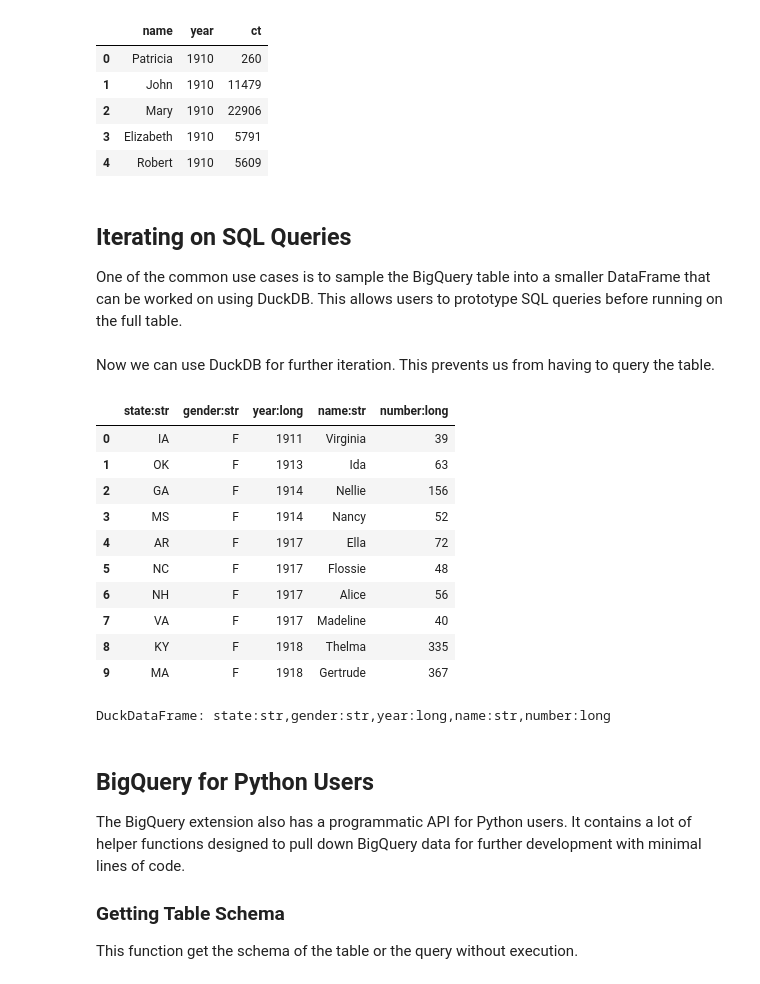
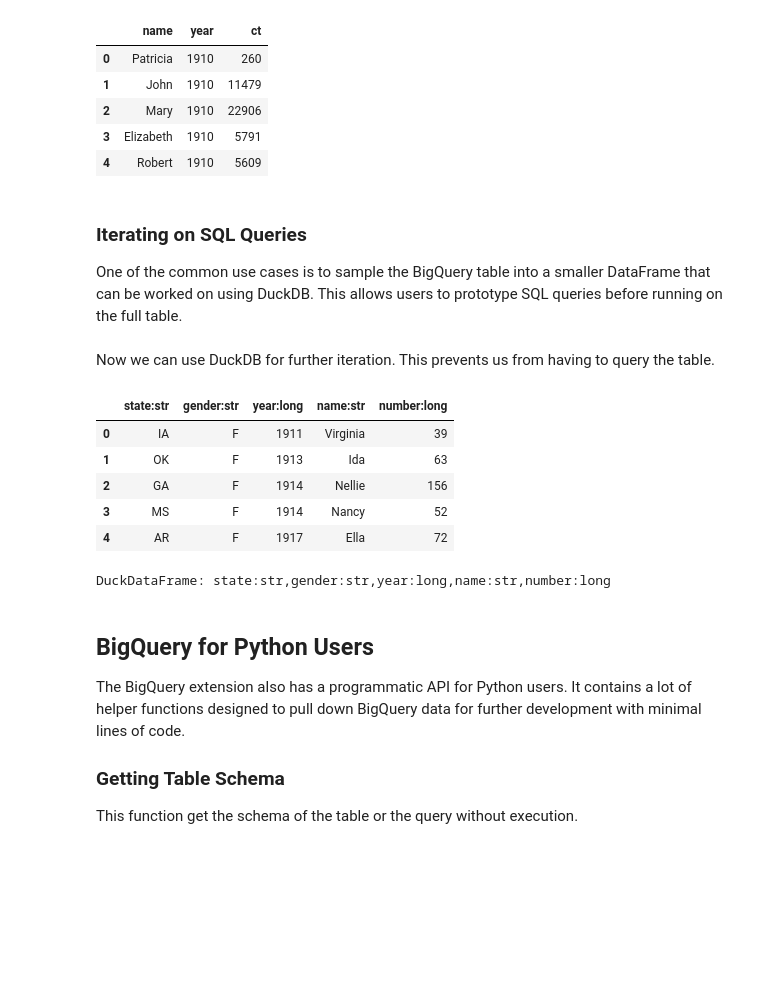
Before and after one commit to fugue-project/tutorials, a Jupyter notebook: tutorials/integrations/warehouses/bigquery.ipynb, the cells around one changed output. Cells and saved outputs as stored; diff of their text form; code cells hidden in the pictures; blank space fills up the shorter version.

```diff
--- a/tutorials/integrations/warehouses/bigquery.ipynb
+++ b/tutorials/integrations/warehouses/bigquery.ipynb
@@ -194,7 +200,7 @@ fa.as_pandas(res).head()
 | 3 | Elizabeth | 1910 | 5791 |
 | 4 | Robert | 1910 | 5609 |
 # %% [markdown]
-## Iterating on SQL Queries
+### Iterating on SQL Queries
 
 One of the common use cases is to sample the BigQuery table into a smaller DataFrame that can be worked on using DuckDB. This allows users to prototype SQL queries before running on the full table.
 # %%
@@ -208,20 +214,15 @@ Now we can use DuckDB for further iteration. This prevents us from having to que
 # %%
 %%fsql duckdb
 SELECT *
   FROM test
- PRINT
+ PRINT 5 ROWS
 # %% [output]
 |  | state:str | gender:str | year:long | name:str | number:long |
 | 0 | IA | F | 1911 | Virginia | 39 |
 | 1 | OK | F | 1913 | Ida | 63 |
 | 2 | GA | F | 1914 | Nellie | 156 |
 | 3 | MS | F | 1914 | Nancy | 52 |
 | 4 | AR | F | 1917 | Ella | 72 |
-| 5 | NC | F | 1917 | Flossie | 48 |
-| 6 | NH | F | 1917 | Alice | 56 |
-| 7 | VA | F | 1917 | Madeline | 40 |
-| 8 | KY | F | 1918 | Thelma | 335 |
-| 9 | MA | F | 1918 | Gertrude | 367 |
 DuckDataFrame: state:str,gender:str,year:long,name:str,number:long
 # %% [markdown]
 ## BigQuery for Python Users
```
Also changed, not shown: parts of 4 cells of this notebook, 1 other file.
